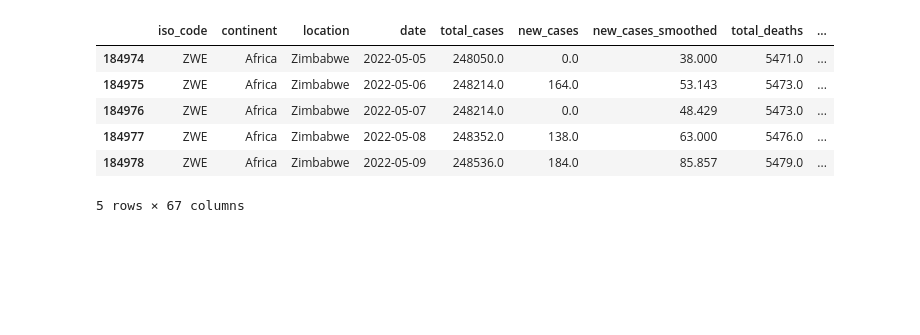
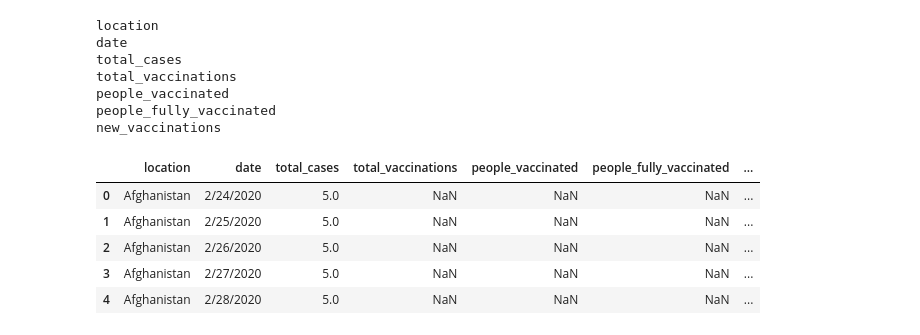
Before and after one commit to rajeshjaga/University_Project, a Jupyter notebook: Main.ipynb, the cells around one changed output. Drawn from its saved outputs; the diff is of its cells as text; code cells hidden in the pictures; blank space fills up the shorter version.

```diff
--- a/Main.ipynb
+++ b/Main.ipynb
@@ -16,11 +16,28 @@ data.head()
 5 rows × 67 columns
-# %%
-data.tail()
-# %% [output]
-|  | iso_code | continent | location | date | total_cases | new_cases | new_cases_smoothed | total_deaths | ... |
-| 184974 | ZWE | Africa | Zimbabwe | 2022-05-05 | 248050.0 | 0.0 | 38.000 | 5471.0 | ... |
-| 184975 | ZWE | Africa | Zimbabwe | 2022-05-06 | 248214.0 | 164.0 | 53.143 | 5473.0 | ... |
-| 184976 | ZWE | Africa | Zimbabwe | 2022-05-07 | 248214.0 | 0.0 | 48.429 | 5473.0 | ... |
-| 184977 | ZWE | Africa | Zimbabwe | 2022-05-08 | 248352.0 | 138.0 | 63.000 | 5476.0 | ... |
-| 184978 | ZWE | Africa | Zimbabwe | 2022-05-09 | 248536.0 | 184.0 | 85.857 | 5479.0 | ... |
-5 rows × 67 columns
+# %%
+# df.drop("iso_code",axis=1,inplace=True)
+# df.head()
+
+wanted_columns=["location","total_cases",'people_vaccinated','date','country',"total_vaccinations", "people_fully_vaccinated", "new_vaccinations",]
+wanted_row=["india"]
+count=[]
+for i in df.columns:
+    if i in wanted_columns:
+        print(i)
+    else :
+        del df[i]
+df.head()
+# %% [output]
+location
+date
+total_cases
+total_vaccinations
+people_vaccinated
+people_fully_vaccinated
+new_vaccinations
+|  | location | date | total_cases | total_vaccinations | people_vaccinated | people_fully_vaccinated | ... |
+| 0 | Afghanistan | 2/24/2020 | 5.0 | NaN | NaN | NaN | ... |
+| 1 | Afghanistan | 2/25/2020 | 5.0 | NaN | NaN | NaN | ... |
+| 2 | Afghanistan | 2/26/2020 | 5.0 | NaN | NaN | NaN | ... |
+| 3 | Afghanistan | 2/27/2020 | 5.0 | NaN | NaN | NaN | ... |
+| 4 | Afghanistan | 2/28/2020 | 5.0 | NaN | NaN | NaN | ... |
```
Also changed, not shown: parts of 8 cells of this notebook, 4 other files.
